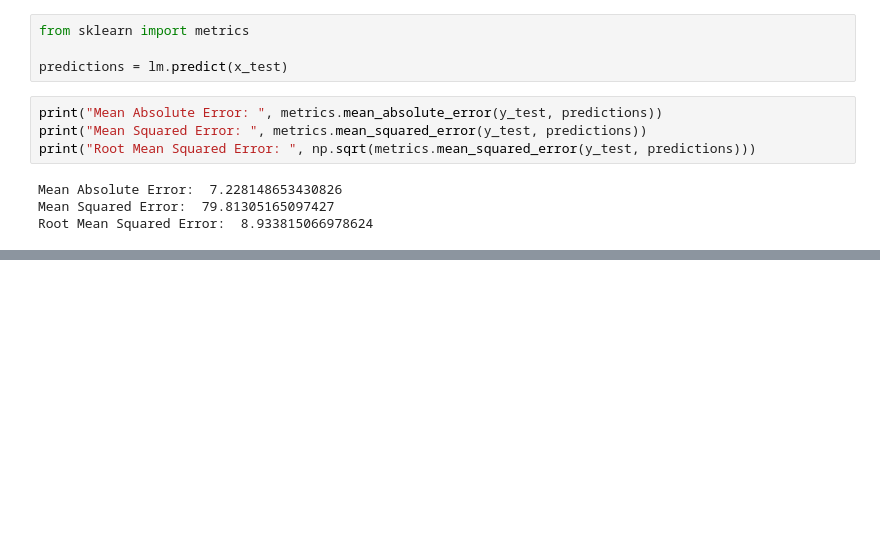
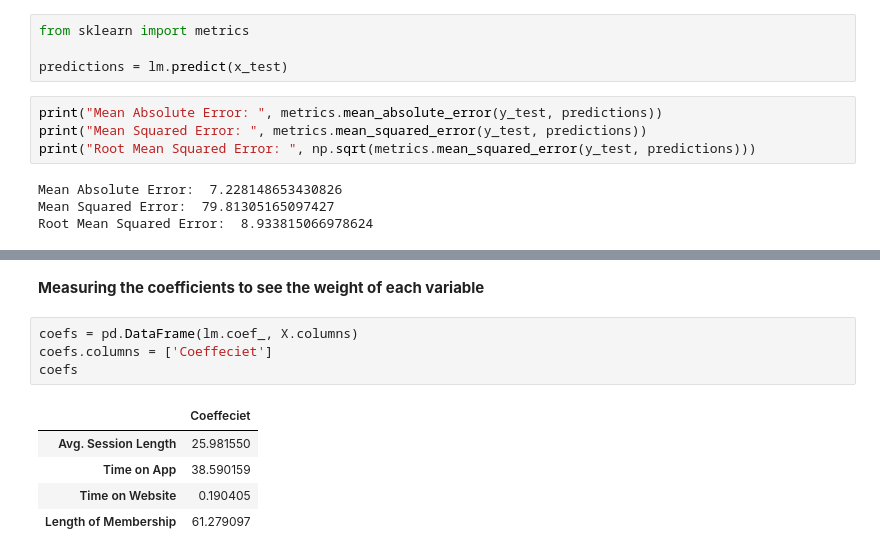
Before and after one commit to pedro-nunesm/Linear-Regression-Model-on-Eccomerce-Dataset, a Jupyter notebook: index.ipynb, the cells around one changed output, grey strips where cells are left out. Cells and saved outputs as stored; diff of their text form; blank space fills up the shorter version.

```diff
--- a/index.ipynb
+++ b/index.ipynb
@@ -169,0 +169,12 @@ The figure layout has changed to tight
+# %% [markdown]
+**Measuring the coefficients to see the weight of each variable**
+# %%
+coefs = pd.DataFrame(lm.coef_, X.columns)
+coefs.columns = ['Coeffeciet']
+coefs
+# %% [output]
+|  | Coeffeciet |
+| Avg. Session Length | 25.981550 |
+| Time on App | 38.590159 |
+| Time on Website | 0.190405 |
+| Length of Membership | 61.279097 |
```
Also changed, not shown: parts of 3 cells of this notebook.
